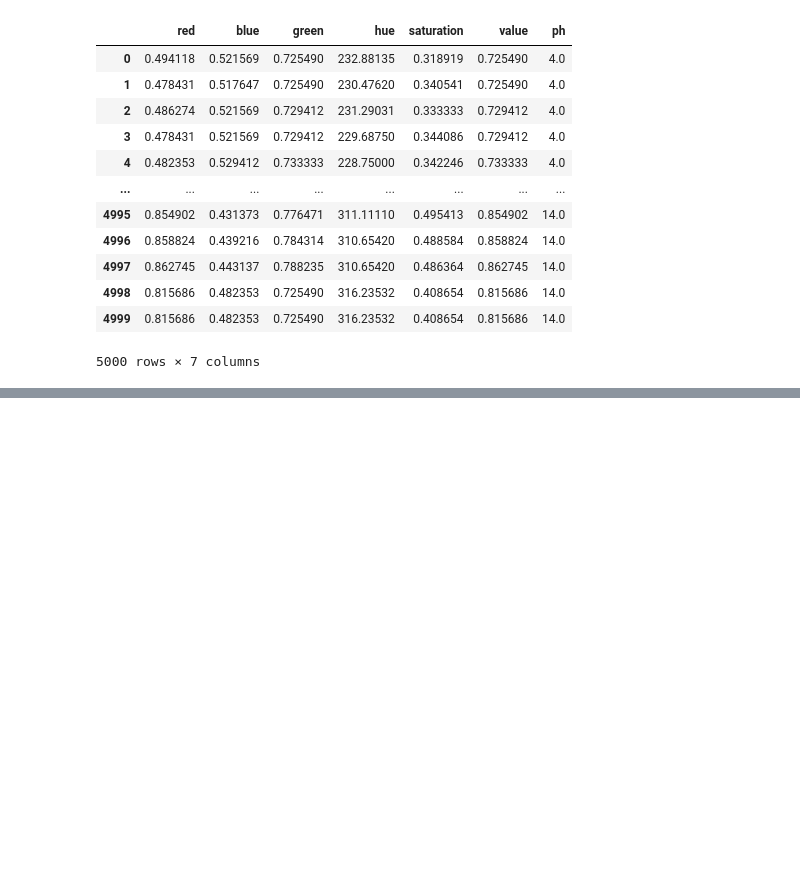
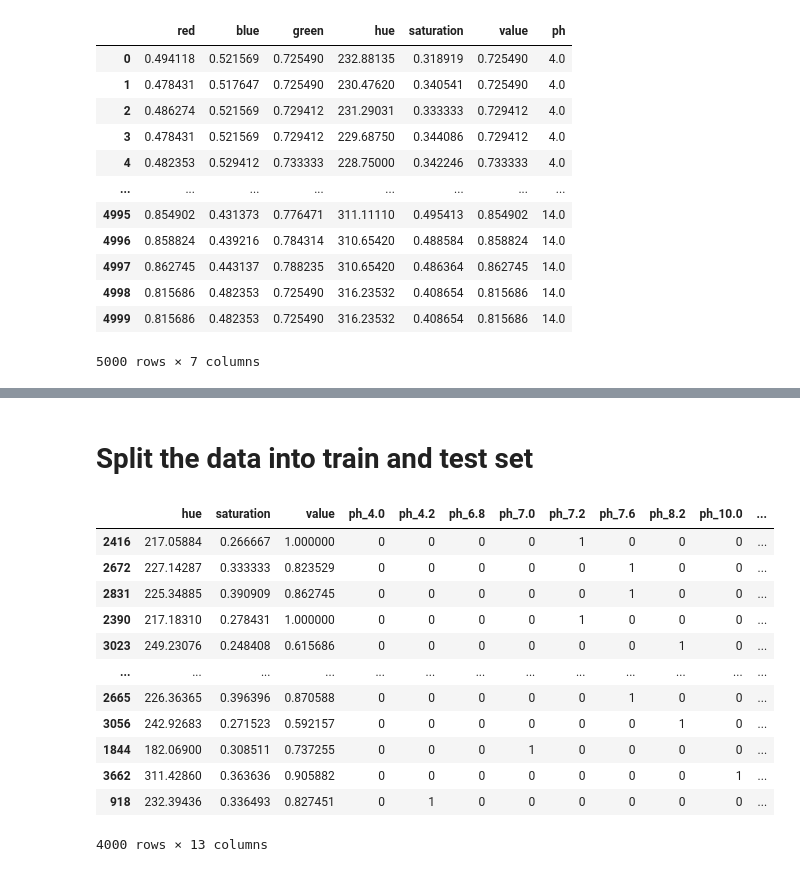
Before and after one commit to EmmanuelOoko/pHChlorine, a Jupyter notebook: ph_data.ipynb, the cells around one changed output, grey strips where cells are left out. Saved outputs shown, nothing was run; the diff lists cells and outputs as text; code cells hidden in the pictures; blank space fills up the shorter version.

```diff
--- a/ph_data.ipynb
+++ b/ph_data.ipynb
@@ -723,0 +728,4 @@ result.to_csv('/content/ph_datasets/ph_dataset.csv')
+# %%
+# One-Hot-Encoding
+dataset = pd.get_dummies(dataset, columns=['ph'])
+dataset.head()
@@ -723,0 +739,5 @@ result.to_csv('/content/ph_datasets/ph_dataset.csv')
+# %%
+dataset.drop(['Unnamed: 0'], axis=1, inplace=True)
+# %%
+dataset.drop(['red', 'blue', 'green'], axis=1, inplace=True) #Dropping the RGB Values
+dataset.tail(4)
@@ -723,0 +750,4 @@ result.to_csv('/content/ph_datasets/ph_dataset.csv')
+# %%
+# shuffle the DataFrame rows
+dataset = dataset.sample(frac = 1)
+dataset.tail(4)
@@ -723,0 +760,21 @@ result.to_csv('/content/ph_datasets/ph_dataset.csv')
+# %% [markdown]
+# **Split the data into train and test set**
+# %%
+train_dataset = dataset.sample(frac=0.8, random_state=8) #train_dataset = 80% of total dataset
+#random_state = any int value means every time when you run your program you will get the same output for train and test dataset, random_state is None by default which means every time when you run your program you will get different output because of splitting between train and test varies within
+test_dataset = dataset.drop(train_dataset.index) #remove train_dataset from dataframe to get test_dataset
+train_dataset
+# %% [output]
+|  | hue | saturation | value | ph_4.0 | ph_4.2 | ph_6.8 | ph_7.0 | ph_7.2 | ph_7.6 | ph_8.2 | ph_10.0 | ... |
+| 2416 | 217.05884 | 0.266667 | 1.000000 | 0 | 0 | 0 | 0 | 1 | 0 | 0 | 0 | ... |
+| 2672 | 227.14287 | 0.333333 | 0.823529 | 0 | 0 | 0 | 0 | 0 | 1 | 0 | 0 | ... |
+| 2831 | 225.34885 | 0.390909 | 0.862745 | 0 | 0 | 0 | 0 | 0 | 1 | 0 | 0 | ... |
+| 2390 | 217.18310 | 0.278431 | 1.000000 | 0 | 0 | 0 | 0 | 1 | 0 | 0 | 0 | ... |
+| 3023 | 249.23076 | 0.248408 | 0.615686 | 0 | 0 | 0 | 0 | 0 | 0 | 1 | 0 | ... |
+| ... | ... | ... | ... | ... | ... | ... | ... | ... | ... | ... | ... | ... |
+| 2665 | 226.36365 | 0.396396 | 0.870588 | 0 | 0 | 0 | 0 | 0 | 1 | 0 | 0 | ... |
+| 3056 | 242.92683 | 0.271523 | 0.592157 | 0 | 0 | 0 | 0 | 0 | 0 | 1 | 0 | ... |
+| 1844 | 182.06900 | 0.308511 | 0.737255 | 0 | 0 | 0 | 1 | 0 | 0 | 0 | 0 | ... |
+| 3662 | 311.42860 | 0.363636 | 0.905882 | 0 | 0 | 0 | 0 | 0 | 0 | 0 | 1 | ... |
+| 918 | 232.39436 | 0.336493 | 0.827451 | 0 | 1 | 0 | 0 | 0 | 0 | 0 | 0 | ... |
+4000 rows × 13 columns
```
Also changed, not shown: parts of 18 cells of this notebook.
